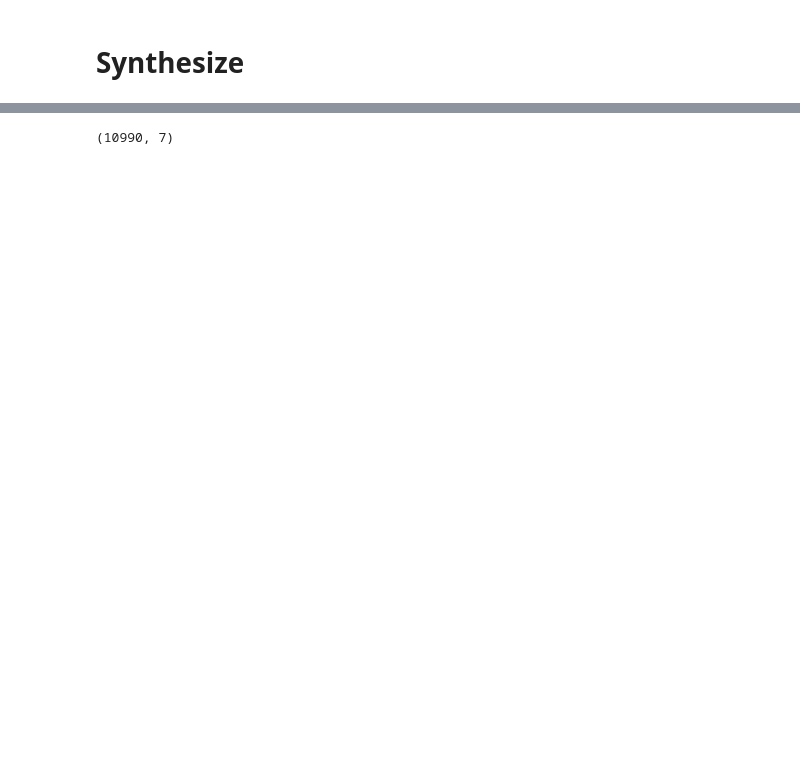
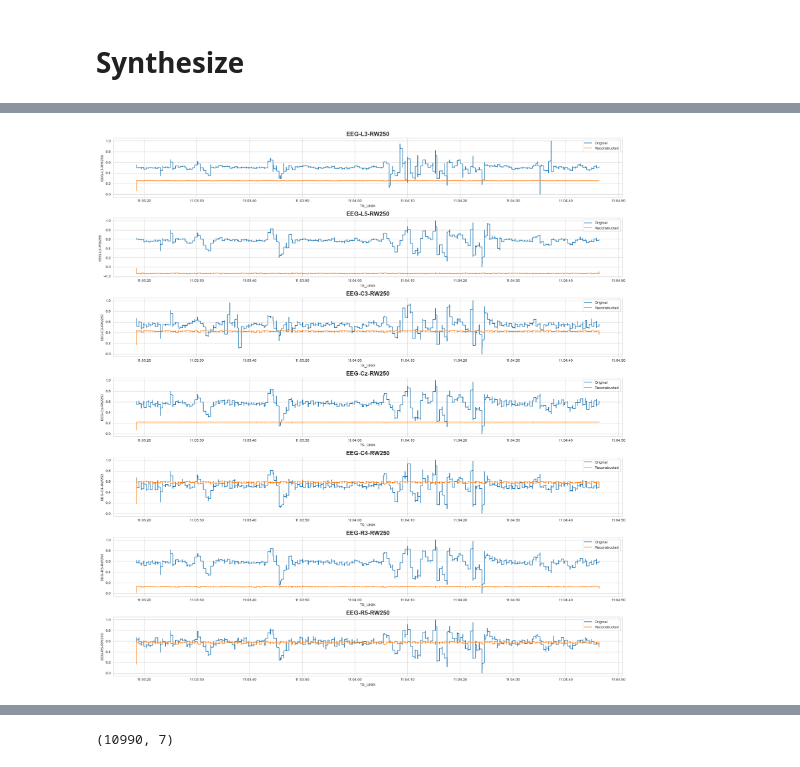
Before and after one commit to negralessio/biosignals-gen-ai, a Jupyter notebook: notebooks/modelling.ipynb, the cells around one changed output, grey strips where cells are left out. Drawn from its saved outputs; the diff is of its cells as text; code cells hidden in the pictures; blank space fills up the shorter version.

```diff
--- a/notebooks/modelling.ipynb
+++ b/notebooks/modelling.ipynb
@@ -199,0 +256,2 @@ plot_history(history)
+# %%
+val_sample_result = vae.predict(val_sample)
@@ -199,0 +276,17 @@ plot_history(history)
+# %%
+# Compare original and reconstruction
+def compare_original_and_reconstruction(sample: np.array, sample_reconstructed: np.array) -> None:
+    df_sample = pd.DataFrame(sample, columns=FEATURE_NAMES)
+    df_reconstructed = pd.DataFrame(sample_reconstructed, columns=FEATURE_NAMES)
+
+    fig, axes = plt.subplots(nrows=len(FEATURE_NAMES), ncols=1, figsize=(20, len(FEATURE_NAMES)*3))
+    for col, ax in zip(FEATURE_NAMES, axes.flatten()):
+        sns.lineplot(data=df_sample, x=df.index, y=col, ax=ax, label="Original")
+        sns.lineplot(data=df_reconstructed, x=df.index, y=col, ax=ax, label="Reconstructed")
+        ax.set_title(col, fontweight="bold", size=16)
+    fig.tight_layout()
+
+
+compare_original_and_reconstruction(val_sample[0], val_sample_result[0])
+# %% [output]
+[figure, added]
```
Also changed, not shown: parts of 20 cells of this notebook.
